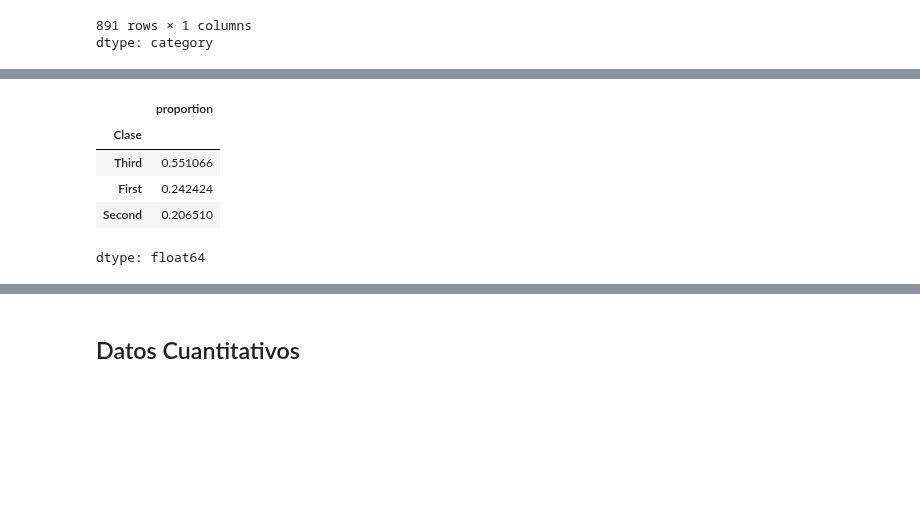
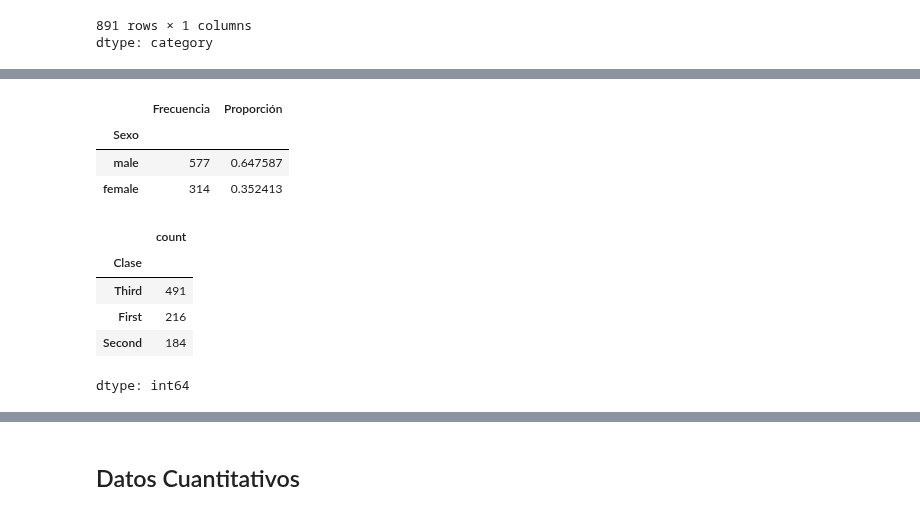
Before and after one commit to escorpio11/programa-python, a Jupyter notebook: Modulo04/Sesión_5_Univariado_[Professor_View].ipynb, the cells around one changed output, grey strips where cells are left out. Drawn from its saved outputs; the diff is of its cells as text; code cells hidden in the pictures; blank space fills up the shorter version.

```diff
--- a/Modulo04/Sesión_5_Univariado_[Professor_View].ipynb
+++ b/Modulo04/Sesión_5_Univariado_[Professor_View].ipynb
@@ -157,0 +176,10 @@ dtype: category
+# %%
+tabla = pd.DataFrame(columns = ['Frecuencia', 'Proporción'])
+tabla['Frecuencia'] = a
+tabla['Proporción'] = b
+tabla
+# %% [output]
+|  | Frecuencia | Proporción |
+| Sexo |  |  |
+| male | 577 | 0.647587 |
+| female | 314 | 0.352413 |
@@ -158,14 +191,14 @@ dtype: category
 # %%
 # Calcular y almacenar las frecuencias de cada categoría en la columna 'Clase' del dataframe df en la serie frecuenciasSerie
-frecuenciasSerie = df['Clase'].value_counts(normalize=True)
+frecuenciasSerie = df['Clase'].value_counts()
 frecuenciasSerie
 # %% [output]
-|  | proportion |
+|  | count |
 | Clase |  |
-| Third | 0.551066 |
-| First | 0.242424 |
-| Second | 0.206510 |
+| Third | 491 |
+| First | 216 |
+| Second | 184 |
-dtype: float64
+dtype: int64
 # %%
 #Serie de Proporción
 # Calcular y almacenar las proporciones de cada categoría en la columna 'Clase' del dataframe df utilizando normalización, en la serie proporcionSerie
```
Also changed, not shown: parts of 6 cells of this notebook.
